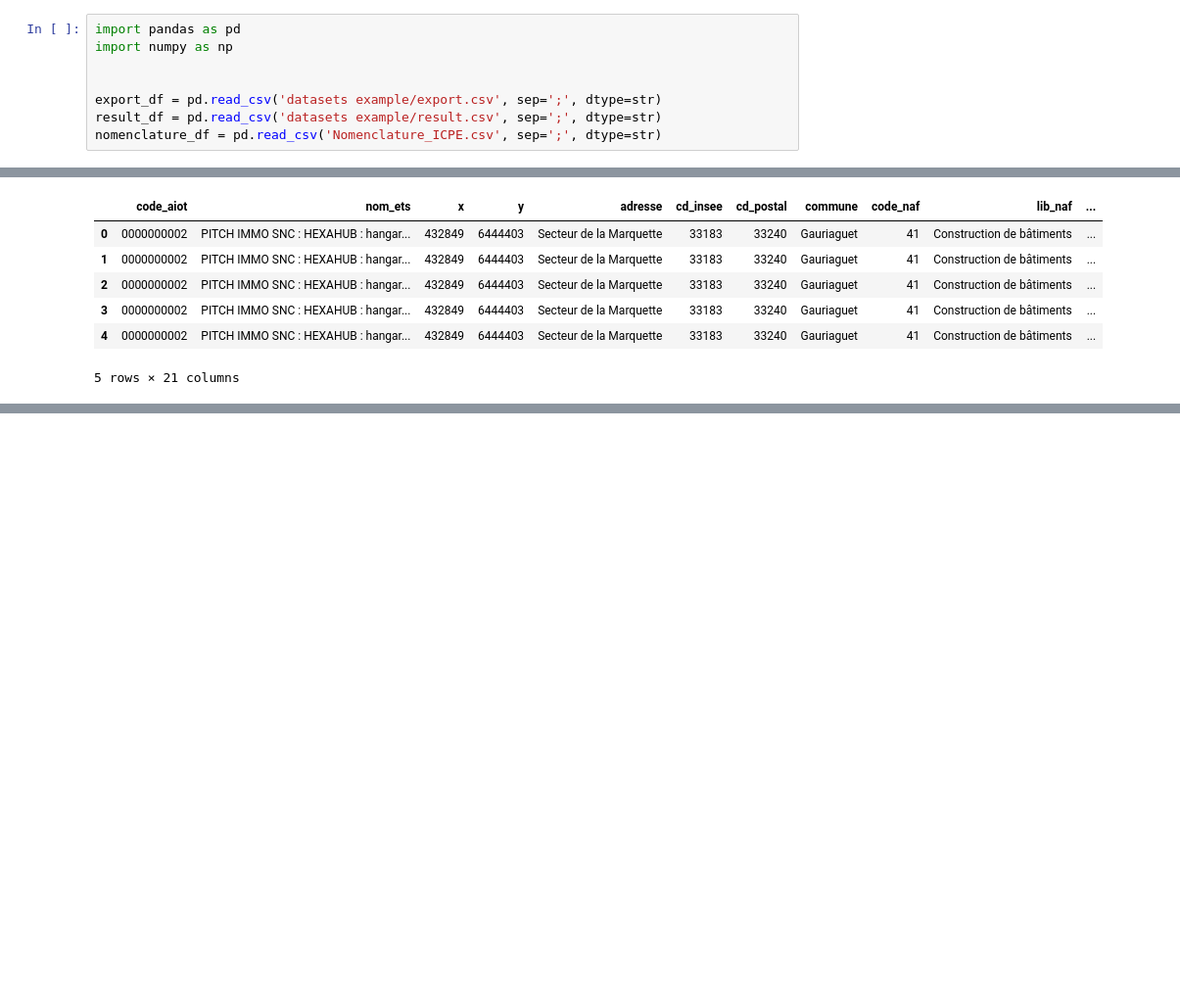
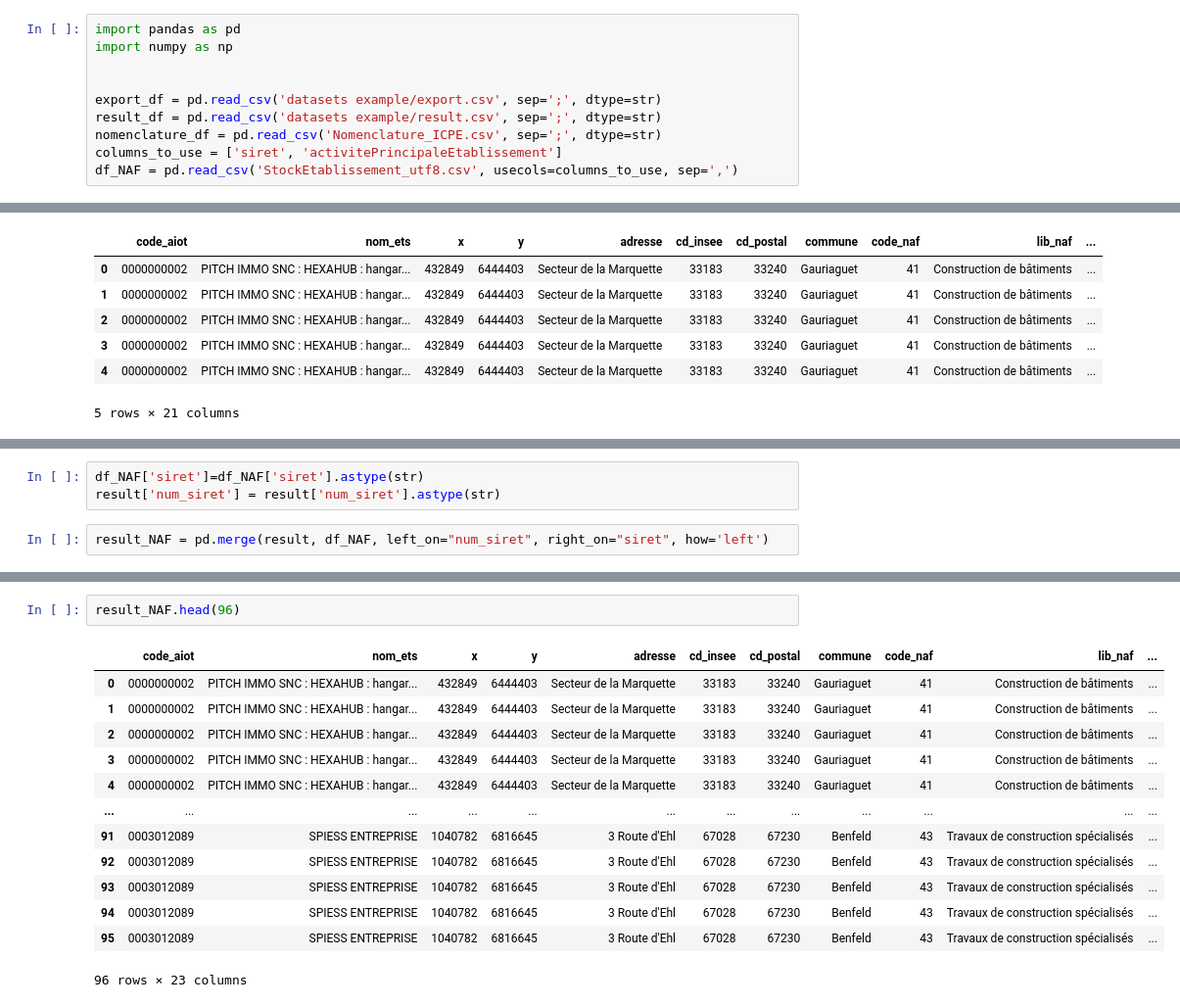
Before and after one commit to EstherHoudant/Hackaton_entreprises_emettrices, a Jupyter notebook: Traitement_donnees_EDF.ipynb, the cells around one changed output, grey strips where cells are left out. Shown at 98% size. Cells and saved outputs as stored; diff of their text form; blank space fills up the shorter version.

```diff
--- a/Traitement_donnees_EDF.ipynb
+++ b/Traitement_donnees_EDF.ipynb
@@ -8,6 +8,8 @@ import numpy as np
 export_df = pd.read_csv('datasets example/export.csv', sep=';', dtype=str)
 result_df = pd.read_csv('datasets example/result.csv', sep=';', dtype=str)
 nomenclature_df = pd.read_csv('Nomenclature_ICPE.csv', sep=';', dtype=str)
+columns_to_use = ['siret', 'activitePrincipaleEtablissement']
+df_NAF = pd.read_csv('StockEtablissement_utf8.csv', usecols=columns_to_use, sep=',')
 # %%
 export_df.head()
 # %% [output]
@@ -155,0 +160,5 @@ result.head()
+# %%
+df_NAF['siret']=df_NAF['siret'].astype(str)
+result['num_siret'] = result['num_siret'].astype(str)
+# %%
+result_NAF = pd.merge(result, df_NAF, left_on="num_siret", right_on="siret", how='left')
@@ -155,0 +172,16 @@ result.head()
+# %%
+result_NAF.head(96)
+# %% [output]
+|  | code_aiot | nom_ets | x | y | adresse | cd_insee | cd_postal | commune | code_naf | lib_naf | ... |
+| 0 | 0000000002 | PITCH IMMO SNC : HEXAHUB : hangar... | 432849 | 6444403 | Secteur de la Marquette | 33183 | 33240 | Gauriaguet | 41 | Construction de bâtiments | ... |
+| 1 | 0000000002 | PITCH IMMO SNC : HEXAHUB : hangar... | 432849 | 6444403 | Secteur de la Marquette | 33183 | 33240 | Gauriaguet | 41 | Construction de bâtiments | ... |
+| 2 | 0000000002 | PITCH IMMO SNC : HEXAHUB : hangar... | 432849 | 6444403 | Secteur de la Marquette | 33183 | 33240 | Gauriaguet | 41 | Construction de bâtiments | ... |
+| 3 | 0000000002 | PITCH IMMO SNC : HEXAHUB : hangar... | 432849 | 6444403 | Secteur de la Marquette | 33183 | 33240 | Gauriaguet | 41 | Construction de bâtiments | ... |
+| 4 | 0000000002 | PITCH IMMO SNC : HEXAHUB : hangar... | 432849 | 6444403 | Secteur de la Marquette | 33183 | 33240 | Gauriaguet | 41 | Construction de bâtiments | ... |
+| ... | ... | ... | ... | ... | ... | ... | ... | ... | ... | ... | ... |
+| 91 | 0003012089 | SPIESS ENTREPRISE | 1040782 | 6816645 | 3 Route d'Ehl | 67028 | 67230 | Benfeld | 43 | Travaux de construction spécialisés | ... |
+| 92 | 0003012089 | SPIESS ENTREPRISE | 1040782 | 6816645 | 3 Route d'Ehl | 67028 | 67230 | Benfeld | 43 | Travaux de construction spécialisés | ... |
+| 93 | 0003012089 | SPIESS ENTREPRISE | 1040782 | 6816645 | 3 Route d'Ehl | 67028 | 67230 | Benfeld | 43 | Travaux de construction spécialisés | ... |
+| 94 | 0003012089 | SPIESS ENTREPRISE | 1040782 | 6816645 | 3 Route d'Ehl | 67028 | 67230 | Benfeld | 43 | Travaux de construction spécialisés | ... |
+| 95 | 0003012089 | SPIESS ENTREPRISE | 1040782 | 6816645 | 3 Route d'Ehl | 67028 | 67230 | Benfeld | 43 | Travaux de construction spécialisés | ... |
+96 rows × 23 columns
```
Also changed, not shown: parts of 8 cells of this notebook, 1 other file.
